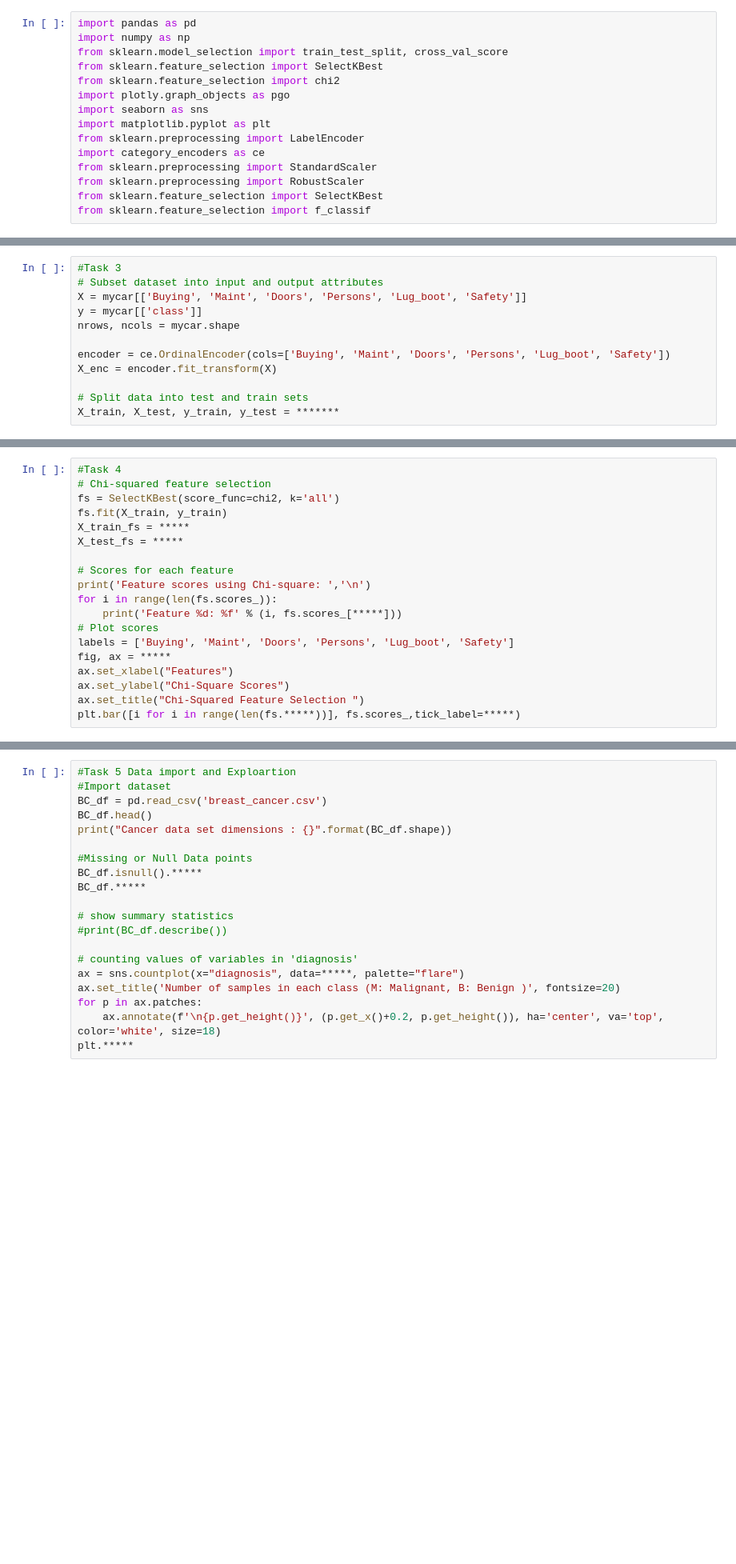
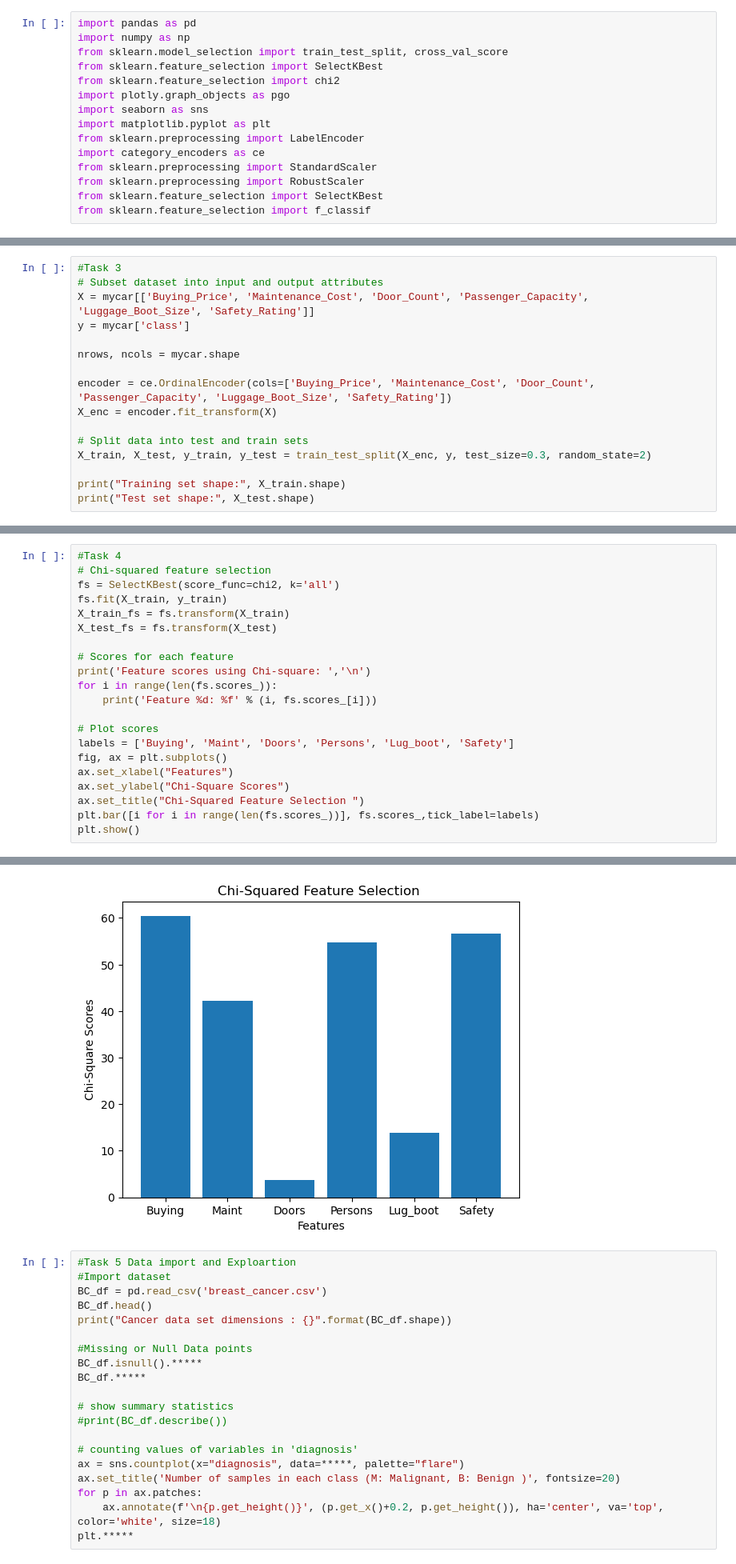
Before and after one commit to ShrimpMolly/Chi-Square--ANOVA-F, a Jupyter notebook: COMP615_Lab4_FeatureSelection.ipynb, the cells around one changed output, grey strips where cells are left out. Shown at 80% size. Drawn from its saved outputs; the diff is of its cells as text; blank space fills up the shorter version.

```diff
--- a/COMP615_Lab4_FeatureSelection.ipynb
+++ b/COMP615_Lab4_FeatureSelection.ipynb
@@ -83,12 +102,16 @@ sns.catplot(data=*****, x='Safety', hue='****', kind="****")
 # %%
 #Task 3
 # Subset dataset into input and output attributes
-X = mycar[['Buying', 'Maint', 'Doors', 'Persons', 'Lug_boot', 'Safety']]
-y = mycar[['class']]
+X = mycar[['Buying_Price', 'Maintenance_Cost', 'Door_Count', 'Passenger_Capacity', 'Luggage_Boot_Size', 'Safety_Rating']]
+y = mycar['class']
+
 nrows, ncols = mycar.shape
 
-encoder = ce.OrdinalEncoder(cols=['Buying', 'Maint', 'Doors', 'Persons', 'Lug_boot', 'Safety'])
+encoder = ce.OrdinalEncoder(cols=['Buying_Price', 'Maintenance_Cost', 'Door_Count', 'Passenger_Capacity', 'Luggage_Boot_Size', 'Safety_Rating'])
 X_enc = encoder.fit_transform(X)
 
 # Split data into test and train sets
-X_train, X_test, y_train, y_test = *******
+X_train, X_test, y_train, y_test = train_test_split(X_enc, y, test_size=0.3, random_state=2)
+
+print("Training set shape:", X_train.shape)
+print("Test set shape:", X_test.shape)
@@ -97,17 +123,20 @@ X_train, X_test, y_train, y_test = *******
 # Chi-squared feature selection
 fs = SelectKBest(score_func=chi2, k='all')
 fs.fit(X_train, y_train)
-X_train_fs = *****
-X_test_fs = *****
+X_train_fs = fs.transform(X_train)
+X_test_fs = fs.transform(X_test)
 
 # Scores for each feature
 print('Feature scores using Chi-square: ','\n')
 for i in range(len(fs.scores_)):
-    print('Feature %d: %f' % (i, fs.scores_[*****]))
+    print('Feature %d: %f' % (i, fs.scores_[i]))
+
 # Plot scores
 labels = ['Buying', 'Maint', 'Doors', 'Persons', 'Lug_boot', 'Safety']
-fig, ax = *****
+fig, ax = plt.subplots()
 ax.set_xlabel("Features")
 ax.set_ylabel("Chi-Square Scores")
 ax.set_title("Chi-Squared Feature Selection ")
-plt.bar([i for i in range(len(fs.*****))], fs.scores_,tick_label=*****)
+plt.bar([i for i in range(len(fs.scores_))], fs.scores_,tick_label=labels)
+plt.show()
+# %% [output]
@@ -114,3 +151,4 @@ plt.bar([i for i in range(len(fs.*****))], fs.scores_,tick_label=*****)
+[figure, added]
 # %%
 #Task 5 Data import and Exploartion
 #Import dataset
```
Also changed, not shown: parts of 4 cells of this notebook.
